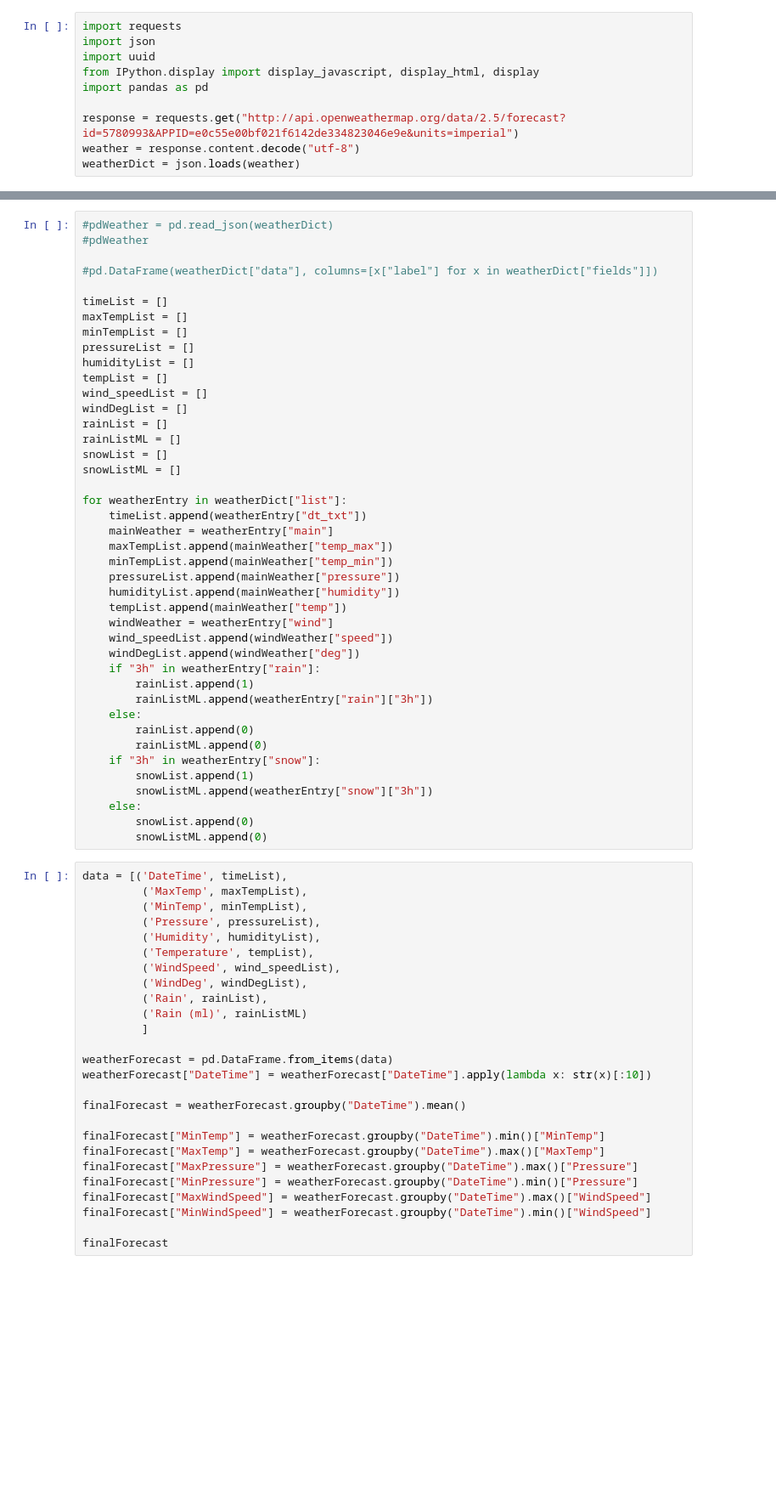
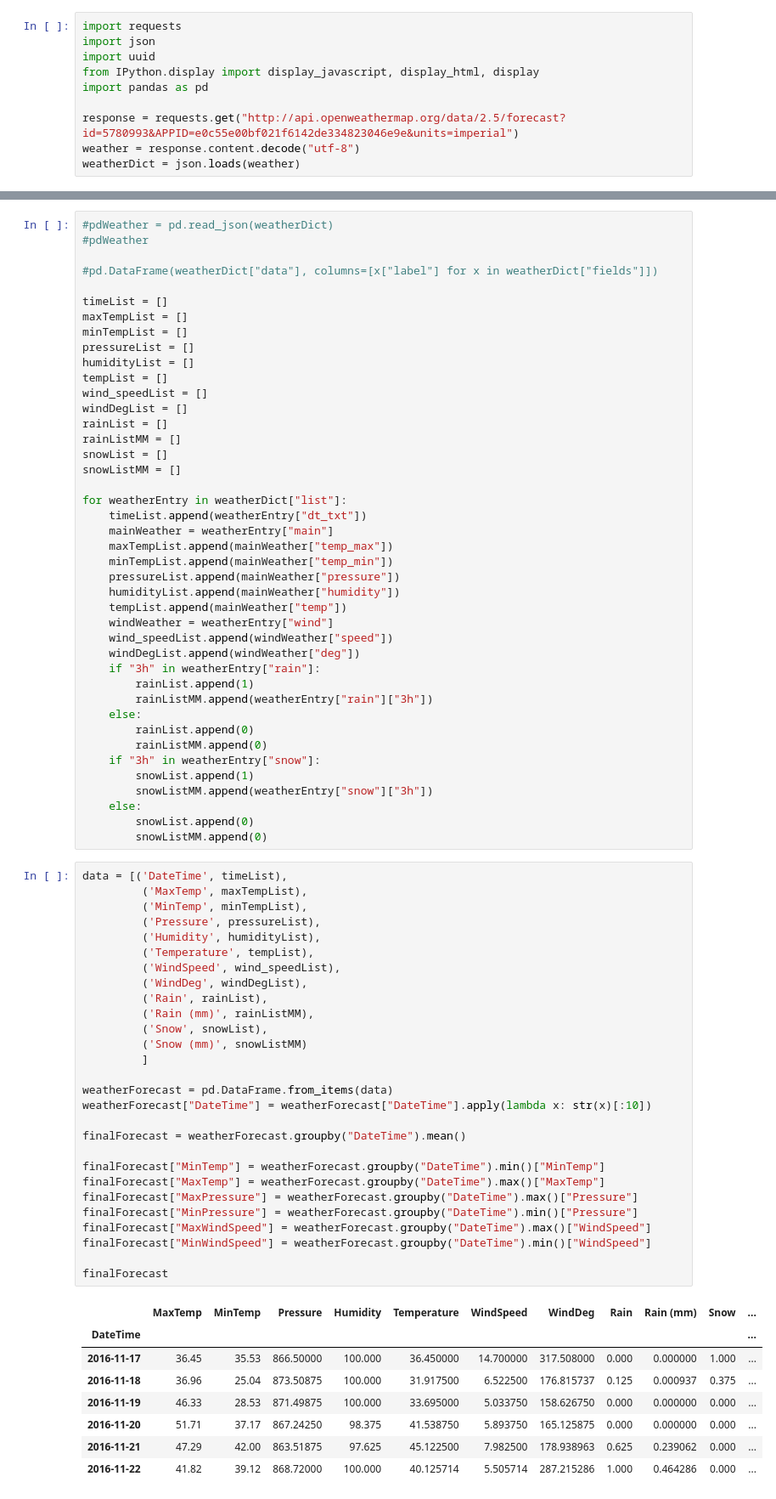
Before and after one commit to rolsenrob/SLC-AQI-Predictions-Project, a Jupyter notebook: 5 Day Forecast Weather Data.ipynb, the cells around one changed output, grey strips where cells are left out. Shown: that part at 85% size. Saved outputs shown, nothing was run; the diff lists cells and outputs as text; blank space fills up the shorter version.

Commit message:
Got snow data properly included.

```diff
--- a/5 Day Forecast Weather Data.ipynb
+++ b/5 Day Forecast Weather Data.ipynb
@@ -47,9 +67,9 @@ tempList = []
 wind_speedList = []
 windDegList = []
 rainList = []
-rainListML = []
+rainListMM = []
 snowList = []
-snowListML = []
+snowListMM = []
 
 for weatherEntry in weatherDict["list"]:
     timeList.append(weatherEntry["dt_txt"])
@@ -64,41 +84,52 @@ for weatherEntry in weatherDict["list"]:
     windDegList.append(windWeather["deg"])
     if "3h" in weatherEntry["rain"]:
         rainList.append(1)
-        rainListML.append(weatherEntry["rain"]["3h"])
+        rainListMM.append(weatherEntry["rain"]["3h"])
     else:
         rainList.append(0)
-        rainListML.append(0)
+        rainListMM.append(0)
     if "3h" in weatherEntry["snow"]:
         snowList.append(1)
-        snowListML.append(weatherEntry["snow"]["3h"])
+        snowListMM.append(weatherEntry["snow"]["3h"])
     else:
         snowList.append(0)
-        snowListML.append(0)
+        snowListMM.append(0)
 # %%
 data = [('DateTime', timeList),
          ('MaxTemp', maxTempList),
          ('MinTemp', minTempList),
          ('Pressure', pressureList),
          ('Humidity', humidityList),
          ('Temperature', tempList),
          ('WindSpeed', wind_speedList),
          ('WindDeg', windDegList),
          ('Rain', rainList),
-         ('Rain (ml)', rainListML)
+         ('Rain (mm)', rainListMM),
+         ('Snow', snowList),
+         ('Snow (mm)', snowListMM)
          ]
 
 weatherForecast = pd.DataFrame.from_items(data)
 weatherForecast["DateTime"] = weatherForecast["DateTime"].apply(lambda x: str(x)[:10])
 
 finalForecast = weatherForecast.groupby("DateTime").mean()
 
 finalForecast["MinTemp"] = weatherForecast.groupby("DateTime").min()["MinTemp"]
 finalForecast["MaxTemp"] = weatherForecast.groupby("DateTime").max()["MaxTemp"]
 finalForecast["MaxPressure"] = weatherForecast.groupby("DateTime").max()["Pressure"]
 finalForecast["MinPressure"] = weatherForecast.groupby("DateTime").min()["Pressure"]
 finalForecast["MaxWindSpeed"] = weatherForecast.groupby("DateTime").max()["WindSpeed"]
 finalForecast["MinWindSpeed"] = weatherForecast.groupby("DateTime").min()["WindSpeed"]
 
 finalForecast
+# %% [output]
+|  | MaxTemp | MinTemp | Pressure | Humidity | Temperature | WindSpeed | WindDeg | Rain | Rain (mm) | Snow | ... |
+| DateTime |  |  |  |  |  |  |  |  |  |  | ... |
+| 2016-11-17 | 36.45 | 35.53 | 866.50000 | 100.000 | 36.450000 | 14.700000 | 317.508000 | 0.000 | 0.000000 | 1.000 | ... |
+| 2016-11-18 | 36.96 | 25.04 | 873.50875 | 100.000 | 31.917500 | 6.522500 | 176.815737 | 0.125 | 0.000937 | 0.375 | ... |
+| 2016-11-19 | 46.33 | 28.53 | 871.49875 | 100.000 | 33.695000 | 5.033750 | 158.626750 | 0.000 | 0.000000 | 0.000 | ... |
+| 2016-11-20 | 51.71 | 37.17 | 867.24250 | 98.375 | 41.538750 | 5.893750 | 165.125875 | 0.000 | 0.000000 | 0.000 | ... |
+| 2016-11-21 | 47.29 | 42.00 | 863.51875 | 97.625 | 45.122500 | 7.982500 | 178.938963 | 0.625 | 0.239062 | 0.000 | ... |
+| 2016-11-22 | 41.82 | 39.12 | 868.72000 | 100.000 | 40.125714 | 5.505714 | 287.215286 | 1.000 | 0.464286 | 0.000 | ... |
 # %%
 finalForecast.info()
```
Also changed, not shown: parts of 4 cells of this notebook.
